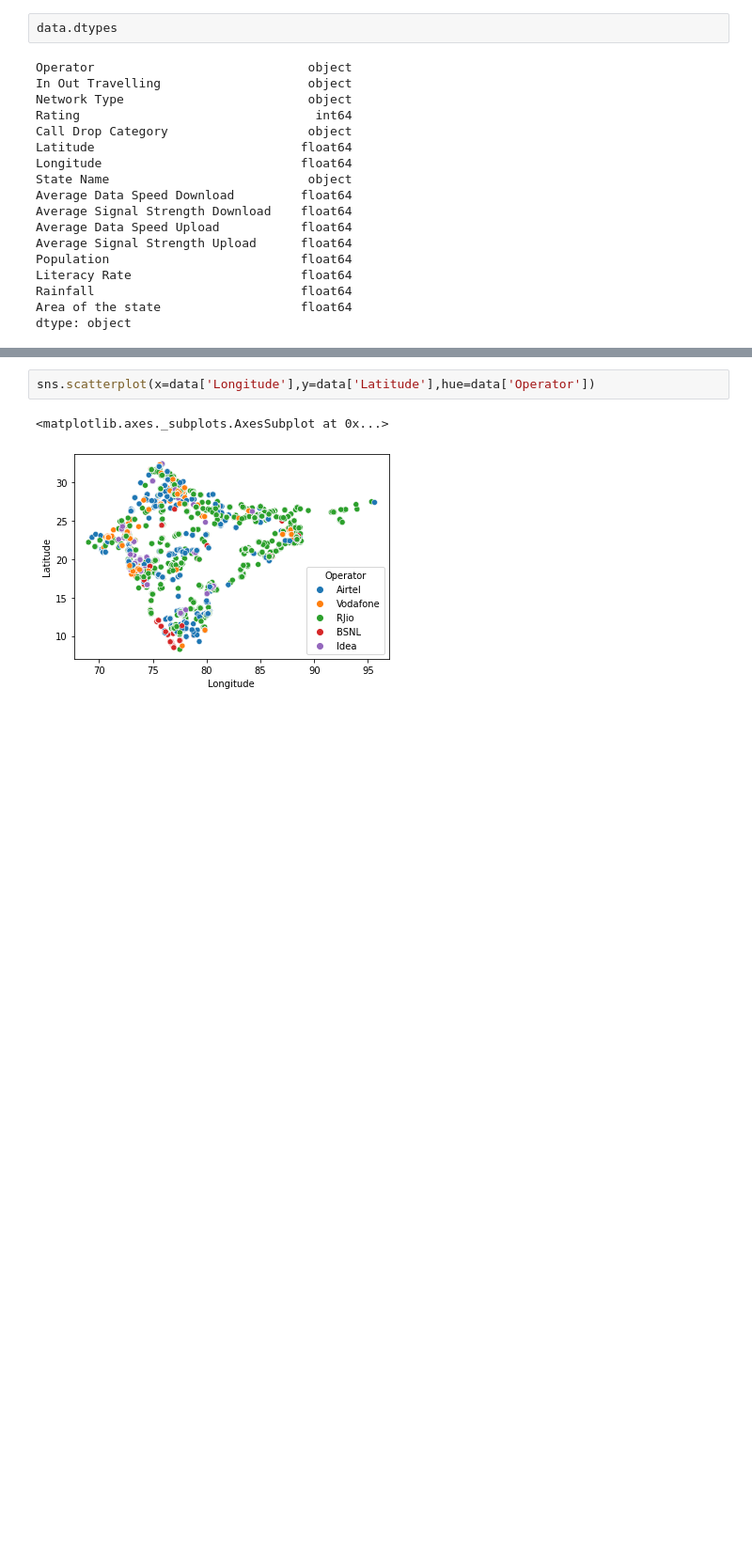
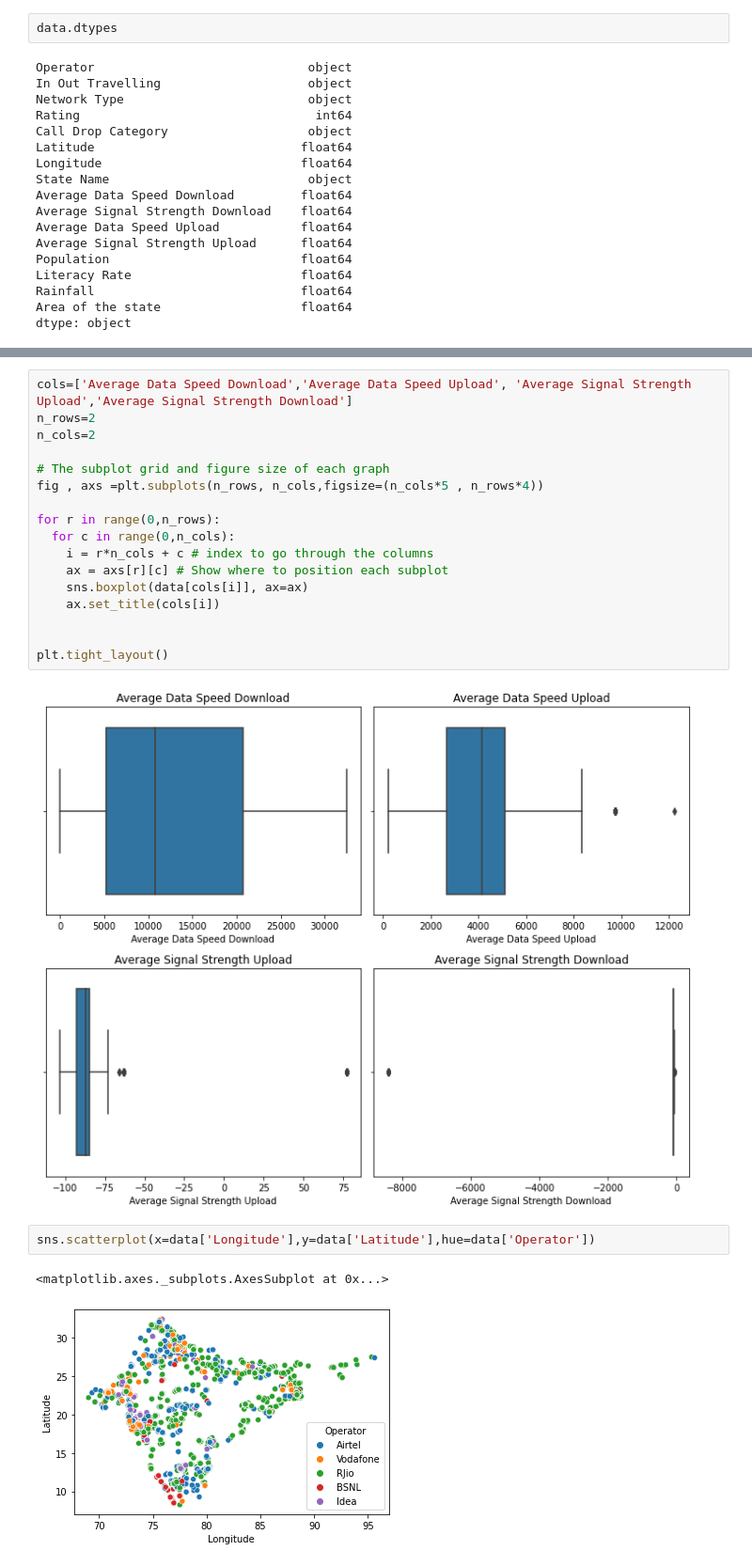
Before and after one commit to llohar/Project_6, a Jupyter notebook: Project6_soln.ipynb, the cells around one changed output, grey strips where cells are left out. Shown at 94% size. Saved outputs shown, nothing was run; the diff lists cells and outputs as text; blank space fills up the shorter version.

```diff
--- a/Project6_soln.ipynb
+++ b/Project6_soln.ipynb
@@ -196,3 +149,22 @@ data['Rainfall'].value_counts().plot.bar()
+# %%
+cols=['Average Data Speed Download','Average Data Speed Upload', 'Average Signal Strength Upload','Average Signal Strength Download']
+n_rows=2
+n_cols=2
+
+# The subplot grid and figure size of each graph
+fig , axs =plt.subplots(n_rows, n_cols,figsize=(n_cols*5 , n_rows*4))
+
+for r in range(0,n_rows):
+  for c in range(0,n_cols):
+    i = r*n_cols + c # index to go through the columns
+    ax = axs[r][c] # Show where to position each subplot
+    sns.boxplot(data[cols[i]], ax=ax)
+    ax.set_title(cols[i])
+
+
+plt.tight_layout()
+# %% [output]
+[figure, added]
 # %%
 sns.scatterplot(x=data['Longitude'],y=data['Latitude'],hue=data['Operator'])
 # %% [output]
```
Also changed, not shown: parts of 17 cells of this notebook.
